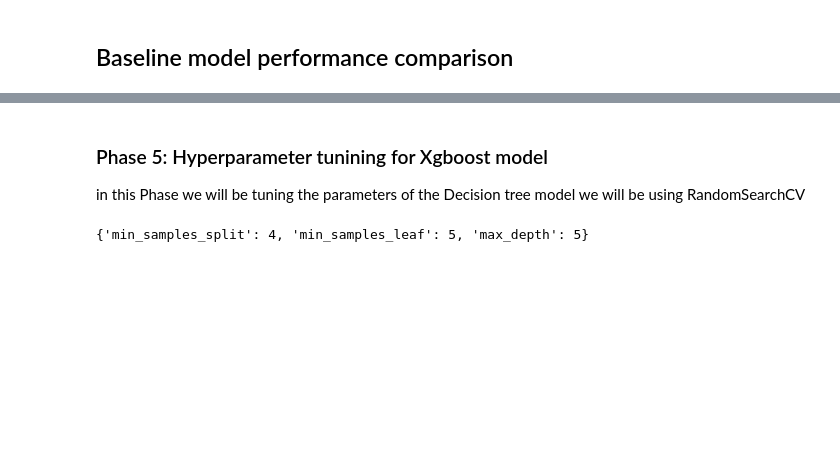
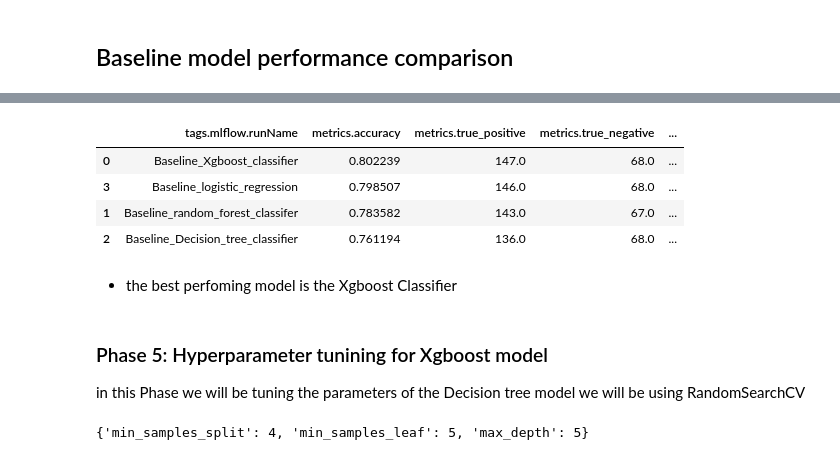
Before and after one commit to metrosmash/analystlab-africa-ml-projects, a Jupyter notebook: week_5/week5-analystlab-titanic-noteboook.ipynb, the cells around one changed output, grey strips where cells are left out. Cells and saved outputs as stored; diff of their text form; code cells hidden in the pictures; blank space fills up the shorter version.

```diff
--- a/week_5/week5-analystlab-titanic-noteboook.ipynb
+++ b/week_5/week5-analystlab-titanic-noteboook.ipynb
@@ -639,3 +665,41 @@ the data was feature engineered with linear models in mind but with some hyper p
+# %%
+# comparision of the models
+
+# Step 1: Define Your Target IDs
+experiment_id = '0'
+parent_run_id = 'c370f460fe6345eca342f4bf70974f09'
+
+# Step 2: Execute the Search Function
+runs_dataframe = mlflow.search_runs(
+    experiment_ids=[experiment_id],
+    filter_string=f"tags.mlflow.parentRunId = '{parent_run_id}'"
+)
+
+# Step 3: Slice the DataFrame
+# Update the params and metrics below to match the exact names you logged
+columns_to_keep = [
+    "tags.mlflow.runName",
+    "metrics.accuracy",           # Example metric
+    "metrics.true_positive",
+    "metrics.true_negative",
+    "metrics.false_negative",
+    "metrics.false_positive"
+]
+runs_dataframe = runs_dataframe[columns_to_keep]
+
+# Step 4: Sort for Easy Ranking
+runs_dataframe = runs_dataframe.sort_values(by="metrics.accuracy", ascending=False)
+
+# Step 5: Render in Kaggle
+runs_dataframe
+# %% [output]
+|  | tags.mlflow.runName | metrics.accuracy | metrics.true_positive | metrics.true_negative | ... |
+| 0 | Baseline_Xgboost_classifier | 0.802239 | 147.0 | 68.0 | ... |
+| 3 | Baseline_logistic_regression | 0.798507 | 146.0 | 68.0 | ... |
+| 1 | Baseline_random_forest_classifer | 0.783582 | 143.0 | 67.0 | ... |
+| 2 | Baseline_Decision_tree_classifier | 0.761194 | 136.0 | 68.0 | ... |
+# %% [markdown]
+- the best perfoming model is the Xgboost Classifier
 # %% [markdown]
 ### Phase 5: Hyperparameter tunining for Xgboost model
 in this Phase we will be tuning the parameters of the Decision tree model
```
Also changed, not shown: parts of 7 cells of this notebook.
